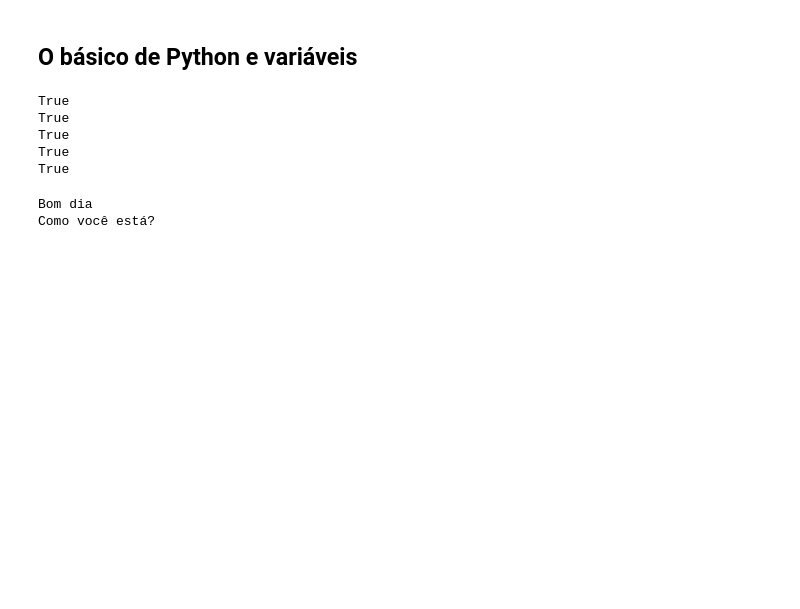
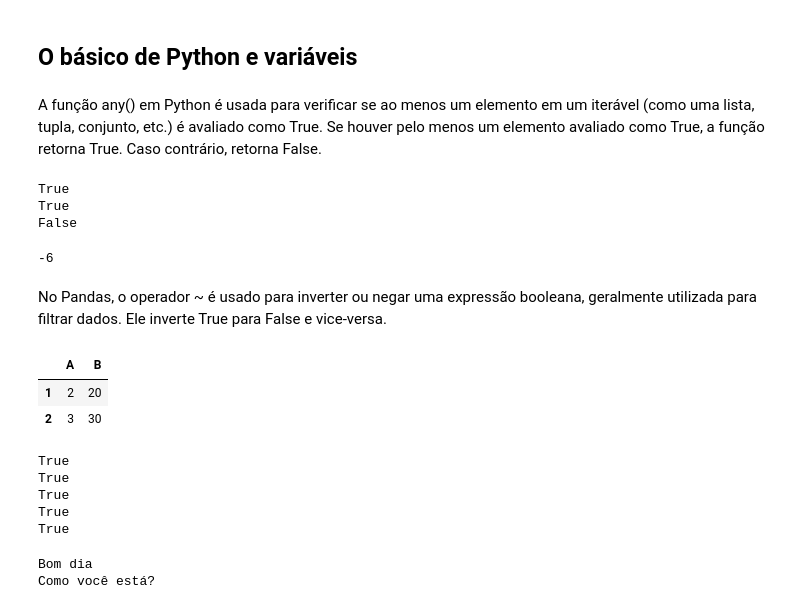
Before and after one commit to AriBarrosFilho/Aprendendo_Python, a Jupyter notebook: 03 - Básico do Python.ipynb, the cells around one changed output. Saved outputs shown, nothing was run; the diff lists cells and outputs as text; code cells hidden in the pictures; blank space fills up the shorter version.

```diff
--- a/03 - Básico do Python.ipynb
+++ b/03 - Básico do Python.ipynb
@@ -1,5 +1,42 @@
 # %% [markdown]
 ## O básico de Python e variáveis
+# %% [markdown]
+A função any() em Python é usada para verificar se ao menos um elemento em um iterável (como uma lista, tupla, conjunto, etc.) é avaliado como True. Se houver pelo menos um elemento avaliado como True, a função retorna True. Caso contrário, retorna False.
+# %%
+import numpy as np
+
+
+a = [False, True, False, False]
+print(any(a))
+
+b = np.array([False, True, False, False])
+print(b.any())
+
+c = [False, False, False, False]
+print(any(c))
+# %% [output]
+True
+True
+False
+# %%
+x = 5  # Em binário: 101
+y = ~x  # Inverte para: 010
+print(y)  # Saída: -6
+# %% [output]
+-6
+# %% [markdown]
+No Pandas, o operador ~ é usado para inverter ou negar uma expressão booleana, geralmente utilizada para filtrar dados. Ele inverte True para False e vice-versa.
+# %%
+import pandas as pd
+
+df = pd.DataFrame({'A': [1, 2, 3, 1], 'B': [10, 20, 30, 40]})
+filtro = (df['A'] == 1)
+df_filtered = df[~filtro]
+display(df_filtered)
+# %% [output]
+|  | A | B |
+| 1 | 2 | 20 |
+| 2 | 3 | 30 |
 # %%
 from typing import List, Tuple
 
```
Also changed, not shown: 7 other files.
